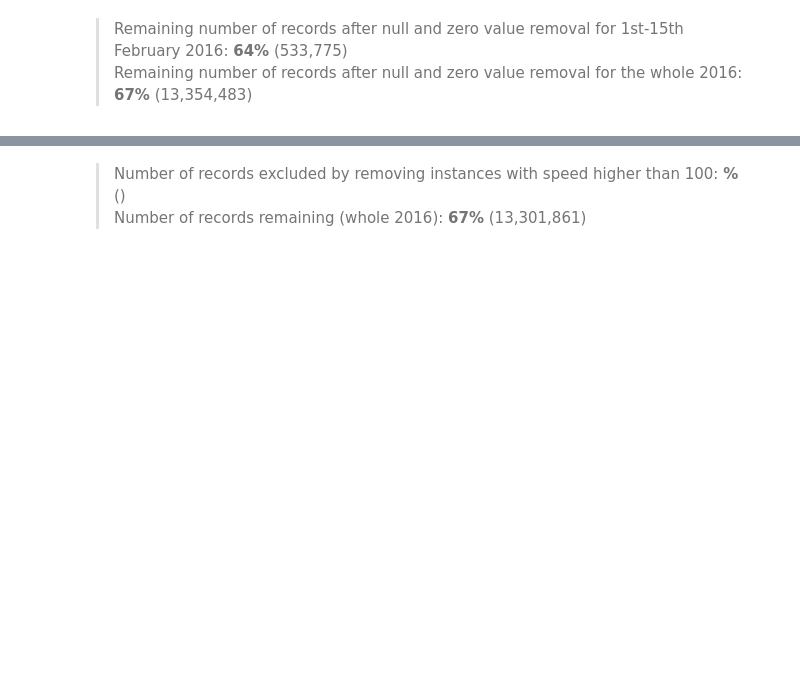
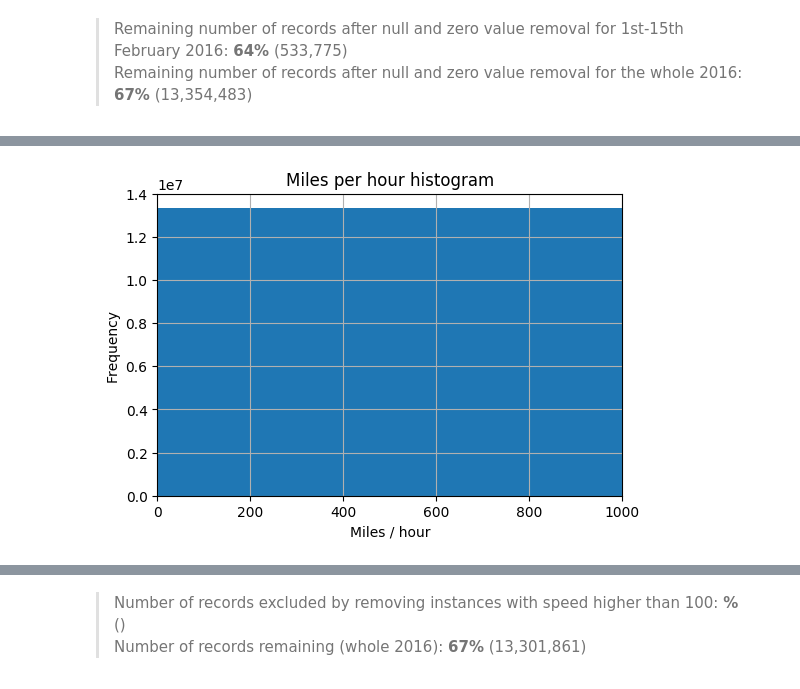
Before and after one commit to Auste1989/metis_projects, a Jupyter notebook: Passion_Project/Transit_Time_and_Rate_EDA.ipynb, the cells around one changed output, grey strips where cells are left out. Cells and saved outputs as stored; diff of their text form; code cells hidden in the pictures; blank space fills up the shorter version.

```diff
--- a/Passion_Project/Transit_Time_and_Rate_EDA.ipynb
+++ b/Passion_Project/Transit_Time_and_Rate_EDA.ipynb
@@ -255,11 +275,13 @@ plt.ylabel('Hours');
 miles_per_hour = taxi_weather_clean['trip_miles'] / (taxi_weather_clean['trip_seconds'] / 3600.0)
 # %%
 plt.figure(dpi=100)
-miles_per_hour.hist(bins=1000)
+miles_per_hour.hist(bins=10000)
 plt.xlim(xmin=0.0, xmax=1000.0)
 plt.title('Miles per hour histogram')
 plt.xlabel('Miles / hour')
 plt.ylabel('Frequency');
+# %% [output]
+[figure, added]
 # %%
 #Looking at the data and also from a logical perspective, I've decided to filter out any rides with miles / hour higher than 100
 miles_per_hour[miles_per_hour > 100.0].count()
```
Also changed, not shown: parts of 34 cells of this notebook.
